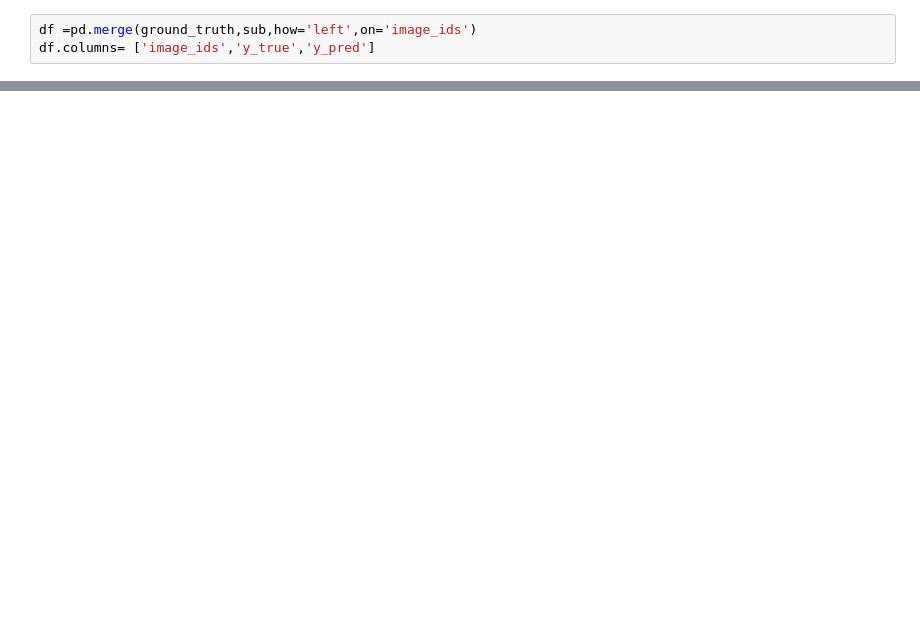
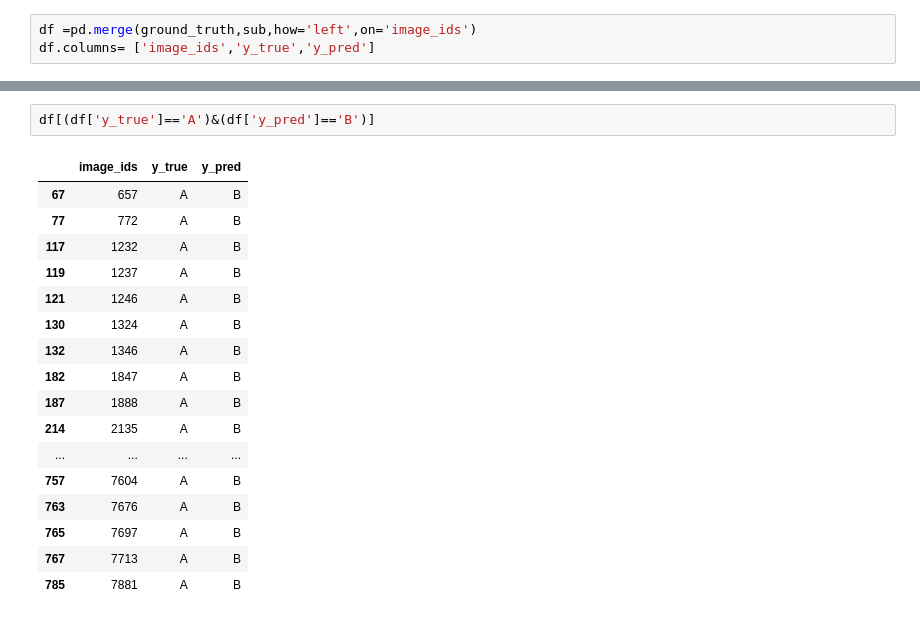
Before and after one commit to areomoon/Mongochu, a Jupyter notebook: areomoon/eval_metrics.ipynb, the cells around one changed output, grey strips where cells are left out. Cells and saved outputs as stored; diff of their text form; blank space fills up the shorter version.

```diff
--- a/areomoon/eval_metrics.ipynb
+++ b/areomoon/eval_metrics.ipynb
@@ -72,0 +111,20 @@ cm_analysis(df['y_true'],df['y_pred'], ['A','B','C'], ymap=None, figsize=(5,4))
+# %%
+df[(df['y_true']=='A')&(df['y_pred']=='B')]
+# %% [output]
+|  | image_ids | y_true | y_pred |
+| 67 | 657 | A | B |
+| 77 | 772 | A | B |
+| 117 | 1232 | A | B |
+| 119 | 1237 | A | B |
+| 121 | 1246 | A | B |
+| 130 | 1324 | A | B |
+| 132 | 1346 | A | B |
+| 182 | 1847 | A | B |
+| 187 | 1888 | A | B |
+| 214 | 2135 | A | B |
+| ... | ... | ... | ... |
+| 757 | 7604 | A | B |
+| 763 | 7676 | A | B |
+| 765 | 7697 | A | B |
+| 767 | 7713 | A | B |
+| 785 | 7881 | A | B |
```
Also changed, not shown: parts of 7 cells of this notebook, 5 other files.
